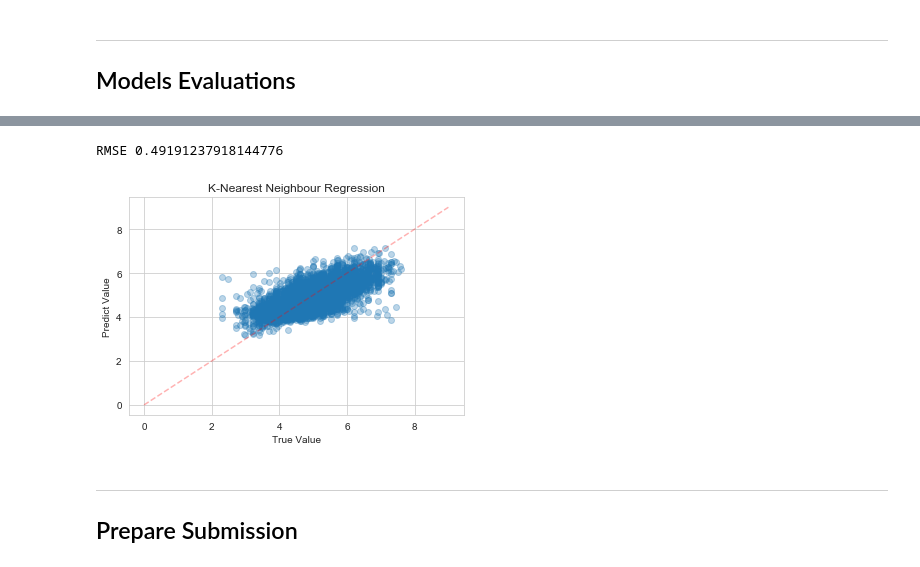
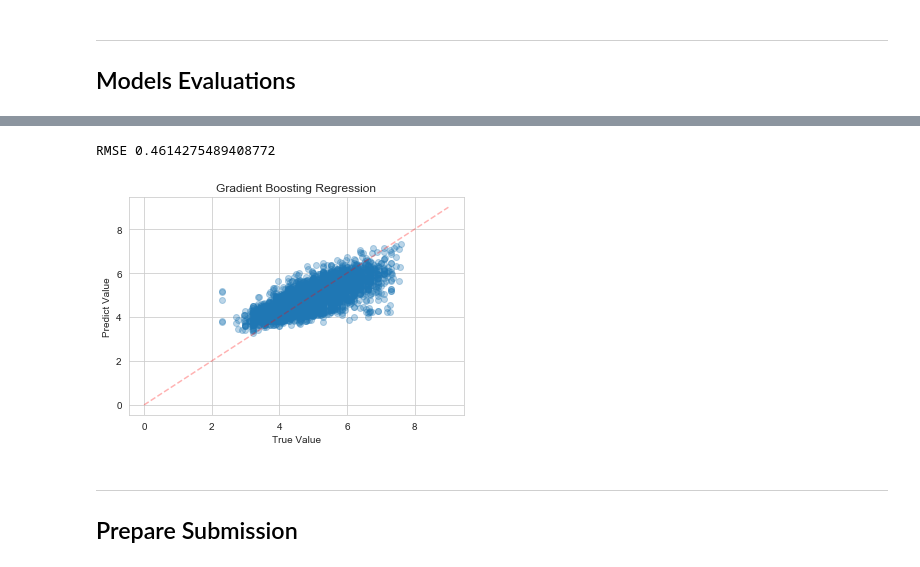
Before and after one commit to ArwaSheraky/AirBnB-Kaggle-Comp, a Jupyter notebook: Airbnb-Regression.ipynb, the cells around one changed output, grey strips where cells are left out. Drawn from its saved outputs; the diff is of its cells as text; code cells hidden in the pictures.

```diff
--- a/Airbnb-Regression.ipynb
+++ b/Airbnb-Regression.ipynb
@@ -126,13 +307,12 @@ Name: bedrooms, Length: 133, dtype: float64>
 # %%
 for idx in df_airbnb.index[df_airbnb['bathrooms'].isnull()]:
     n_bedrms = df_airbnb.loc[idx,'bedrooms']
-    print(idx, '-', n_bedrms)
 
-    if(n_bedrms > 0): #replace by the median
-        df_airbnb.at[idx,'bathrooms'] = bedrooms_grp.iloc[int(n_bedrms)]
+    #if(n_bedrms > 0): #replace by the median number of bathrooms
+    df_airbnb.at[idx,'bathrooms'] = bedrooms_med_baths.iloc[int(n_bedrms)]
 
-    else: #replace by the median bathroom
-        df_airbnb.at[idx,'bathrooms'] = df_airbnb['bathrooms'].mean()
+    #else: #replace by the median bathroom
+    #    df_airbnb.at[idx,'bathrooms'] = df_airbnb['bathrooms'].median()
 
 df_airbnb['bathrooms'].isnull().sum()
 # %% [output]
@@ -166,5 +388,6 @@ _________________________________
 # %%
-categorical=['property_type','room_type','bed_type','cancellation_policy', 'city']
+categorical=['property_type','room_type','cancellation_policy', 'city'] # + property_type
+
 df_dummies=pd.get_dummies(df_airbnb[categorical])
 
 new_df = pd.concat([df_airbnb, df_dummies], axis=1)
@@ -227,15 +491,17 @@ lr_pred = lr_model.predict(X_test)
 # %%
 # Random Forest
 
-rf_model = RandomForestRegressor()
+rf_model = RandomForestRegressor(20)
 rf_model.fit(X_train, y_train)
 rf_pred = rf_model.predict(X_test)
+
+#rf_pred = cross_val_pred(rf_model, X_test, y_test)
 # %%
-# KNN
+# Gradient Boosting
 
-kn_model = KNeighborsRegressor(10)
-kn_model.fit(X_train, y_train)
-kn_pred = kn_model.predict(X_test)
+gb_model = GradientBoostingRegressor()
+gb_model.fit(X_train, y_train)
+gb_pred = gb_model.predict(X_test)
 # %% [markdown]
 _________________
 ## Models Evaluations
@@ -266,15 +544,15 @@ RMSE 0.48695478410233894
 # %%
-rmse = np.sqrt(mean_squared_error(y_test, kn_pred))
+rmse = np.sqrt(mean_squared_error(y_test, gb_pred))
 print('RMSE', rmse)
-plt.scatter(y_test, kn_pred, alpha=0.3)
+plt.scatter(y_test, gb_pred, alpha=0.3)
 plt.plot(range(0,10), range(0,10), '--r', alpha=0.3, label='Line1')
-plt.title('K-Nearest Neighbour Regression')
+plt.title('Gradient Boosting Regression')
 plt.xlabel('True Value')
 plt.ylabel('Predict Value')
 plt.show()
 # %% [output]
-RMSE 0.49191237918144776
+RMSE 0.4614275489408772
-[figure, old version]
+[figure, new version]
 # %% [markdown]
 ______________________
 ## Prepare Submission
```
Also changed, not shown: parts of 45 cells of this notebook.
